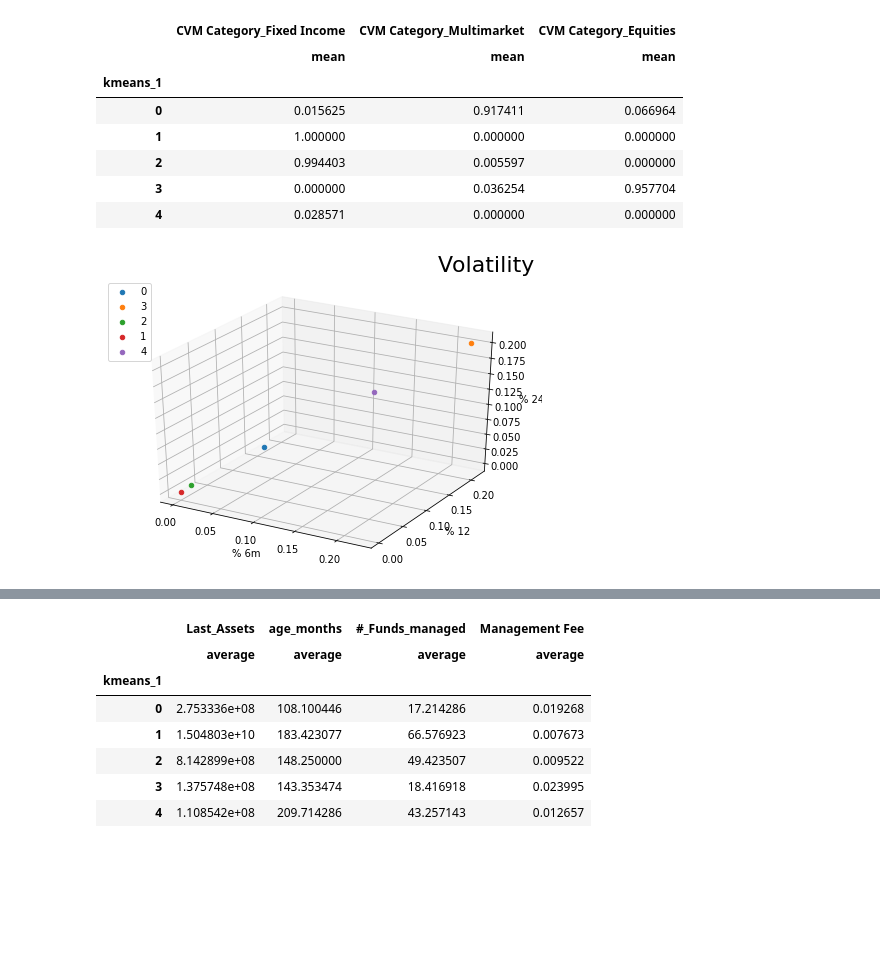
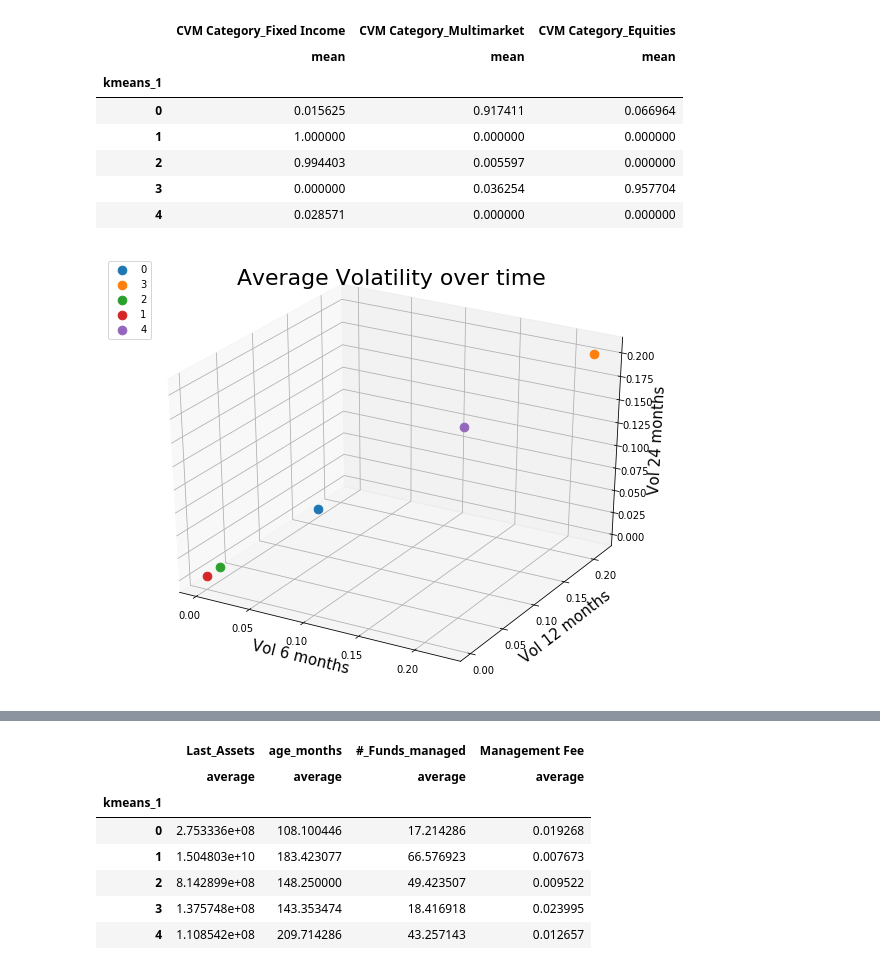
Before and after one commit to berkurka/Mutual_Fund_Clustering, a Jupyter notebook: Notebooks/Building Models.ipynb, the cells around one changed output, grey strips where cells are left out. Saved outputs shown, nothing was run; the diff lists cells and outputs as text; code cells hidden in the pictures; blank space fills up the shorter version.

```diff
--- a/Notebooks/Building Models.ipynb
+++ b/Notebooks/Building Models.ipynb
@@ -583,20 +583,20 @@ import matplotlib.pyplot as plt
 import numpy as np
 
 
-fig = plt.figure()
+fig = plt.figure(figsize=(8,6))
 ax = Axes3D(fig)
 
 for i in raw_df['kmeans_1'].unique():
     xs = raw_df[raw_df['kmeans_1']==i]['CVM Category_Fixed Income'].mean()
     ys = raw_df[raw_df['kmeans_1']==i]['CVM Category_Multimarket'].mean()
     zs = raw_df[raw_df['kmeans_1']==i]['CVM Category_Equities'].mean()
-    ax.scatter(xs, ys, zs, label=str(i))
+    ax.scatter(xs, ys, zs, label=str(i),s=75)
 
 
-ax.set_title('Type of Mutual Fund in each cluster  ',loc='right', fontsize=22)
-ax.set_xlabel('% of Fixed Income Funds')
-ax.set_ylabel('% of Balanced Funds')
-ax.set_zlabel('% of Equity Funds')
+ax.set_title('Type of Mutual Fund in each cluster  ',loc='center', fontsize=22)
+ax.set_xlabel('% of Fixed Income Funds', fontsize=13)
+ax.set_ylabel('% of Balanced Funds', fontsize=13)
+ax.set_zlabel('% of Equity Funds', fontsize=13)
 ax.legend(loc = 2)
 plt.show()
 # %% [output]
@@ -618,24 +618,24 @@ raw_df.groupby(['kmeans_1'])[['CVM Category_Fixed Income',
 # %%
 from mpl_toolkits.mplot3d import Axes3D  # noqa: F401 unused import
 
 import matplotlib.pyplot as plt
 import numpy as np
 
 
-fig = plt.figure()
+fig = plt.figure(figsize=(8,6))
 ax = Axes3D(fig)
 
 for i in raw_df['kmeans_1'].unique():
-    xs = raw_df[raw_df['kmeans_1']==i]['Volatility_6m'].mean()
-    ys = raw_df[raw_df['kmeans_1']==i]['Volatility_12m'].mean()
-    zs = raw_df[raw_df['kmeans_1']==i]['Volatility_24m'].mean()
-    ax.scatter(xs, ys, zs, label=str(i))
+    xs = np.average(raw_df[raw_df['kmeans_1']==i]['Volatility_6m'])
+    ys = np.average(raw_df[raw_df['kmeans_1']==i]['Volatility_12m'])
+    zs = np.average(raw_df[raw_df['kmeans_1']==i]['Volatility_24m'])
+    ax.scatter(xs, ys, zs, label=str(i),s=75)
 
-ax.set_title('Volatility',loc='right', fontsize=22)
-ax.set_xlabel('% 6m')
-ax.set_ylabel('% 12')
-ax.set_zlabel('% 24')
+ax.set_title('Average Volatility over time',loc='center', fontsize=22)
+ax.set_xlabel('Vol 6 months', fontsize=15)
+ax.set_ylabel('Vol 12 months', fontsize=15)
+ax.set_zlabel('Vol 24 months', fontsize=15)
 ax.legend(loc = 2)
 plt.show()
 # %% [output]
-[figure, old version]
+[figure, new version]
```
Also changed, not shown: parts of 14 cells of this notebook, 10 other files.
